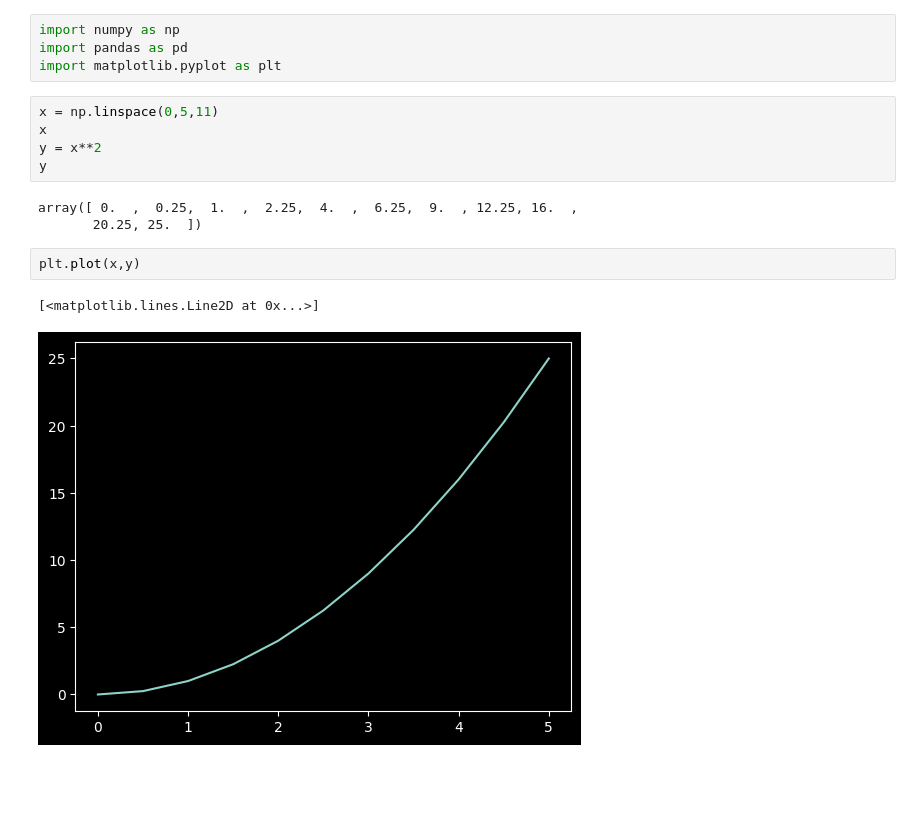
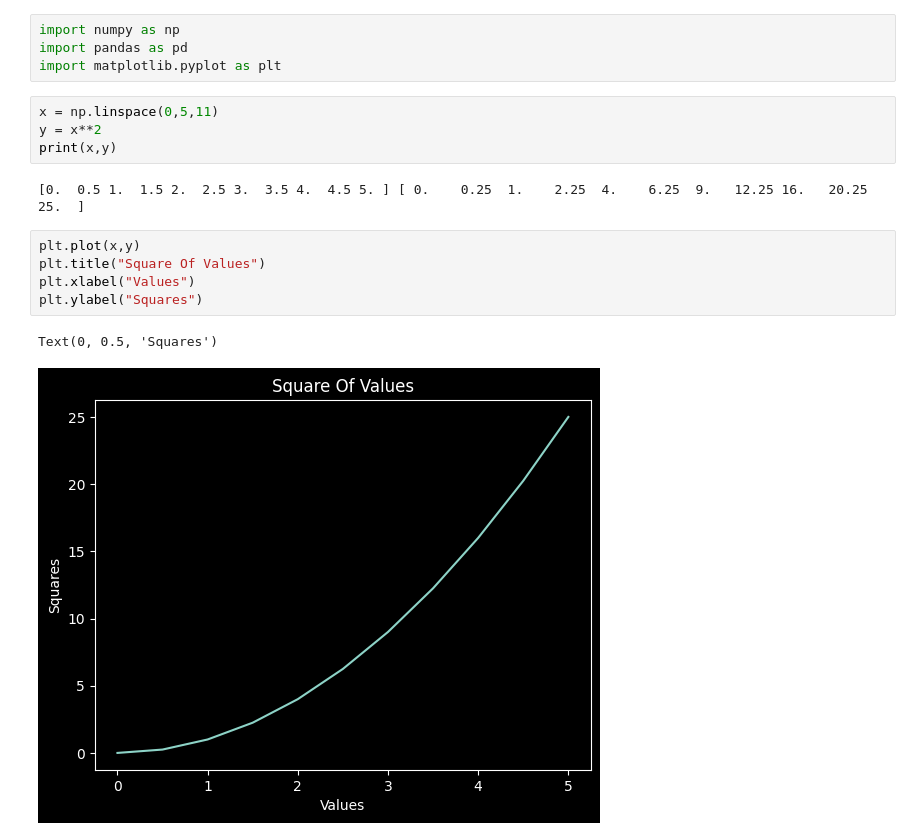
Before and after one commit to vivekkumars21/FFRAM, a Jupyter notebook: Visualization.ipynb, the cells around one changed output. Cells and saved outputs as stored; diff of their text form; blank space fills up the shorter version.

Commit message:
figure basics

```diff
--- a/Visualization.ipynb
+++ b/Visualization.ipynb
@@ -6,14 +6,15 @@ import pandas as pd
 import matplotlib.pyplot as plt
 # %%
 x = np.linspace(0,5,11)
-x
 y = x**2
-y
+print(x,y)
 # %% [output]
-array([ 0.  ,  0.25,  1.  ,  2.25,  4.  ,  6.25,  9.  , 12.25, 16.  ,
-       20.25, 25.  ])
+[0.  0.5 1.  1.5 2.  2.5 3.  3.5 4.  4.5 5. ] [ 0.    0.25  1.    2.25  4.    6.25  9.   12.25 16.   20.25 25.  ]
 # %%
 plt.plot(x,y)
+plt.title("Square Of Values")
+plt.xlabel("Values")
+plt.ylabel("Squares")
 # %% [output]
-[<matplotlib.lines.Line2D at 0x...>]
+Text(0, 0.5, 'Squares')
-[figure, old version]
+[figure, new version]
```
Also changed, not shown: parts of 2 cells of this notebook, 1 other file.
